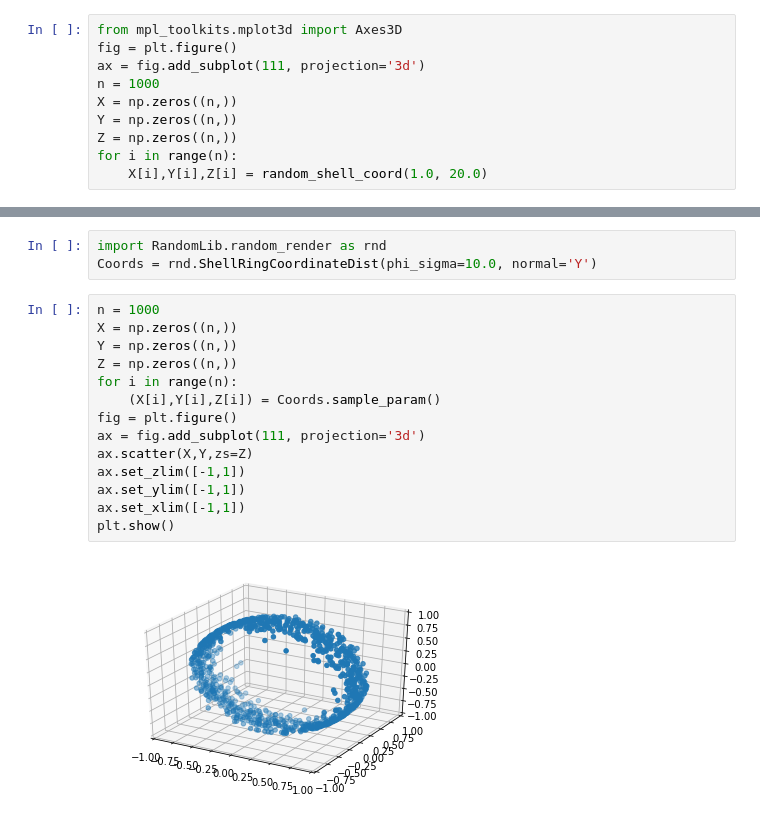
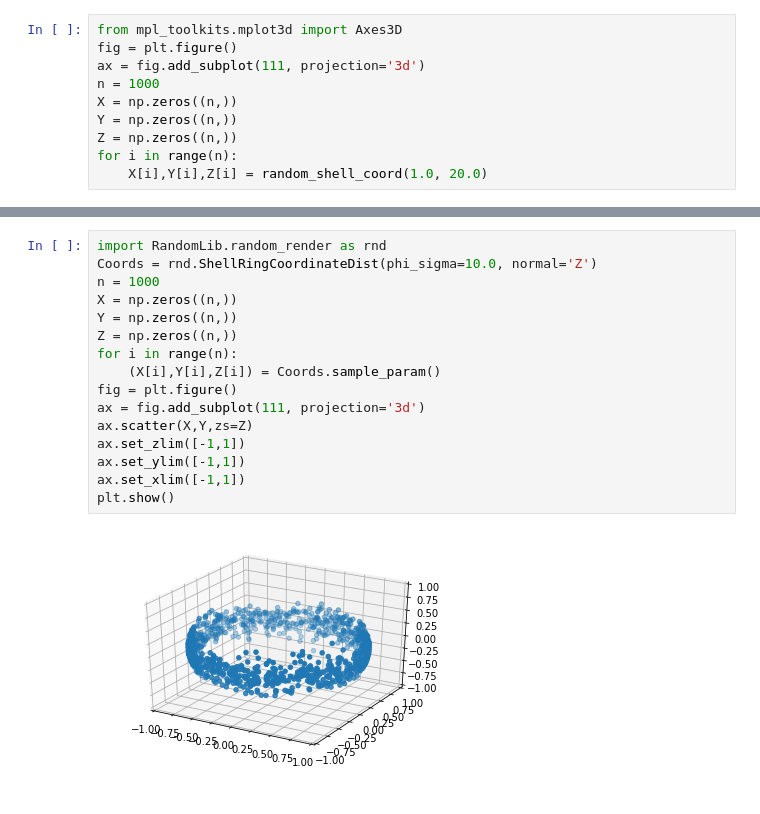
Before and after one commit to 921kiyo/3d-dl, a Jupyter notebook: src/rendering/RandomLib/distributions.ipynb, the cells around one changed output, grey strips where cells are left out. Drawn from its saved outputs; the diff is of its cells as text.

```diff
--- a/src/rendering/RandomLib/distributions.ipynb
+++ b/src/rendering/RandomLib/distributions.ipynb
@@ -50,22 +50,21 @@ plt.show()
-# %%
-import RandomLib.random_render as rnd
-Coords = rnd.ShellRingCoordinateDist(phi_sigma=10.0, normal='Y')
 # %%
+import RandomLib.random_render as rnd
+Coords = rnd.ShellRingCoordinateDist(phi_sigma=10.0, normal='Z')
 n = 1000
 X = np.zeros((n,))
 Y = np.zeros((n,))
 Z = np.zeros((n,))
 for i in range(n):
     (X[i],Y[i],Z[i]) = Coords.sample_param()
 fig = plt.figure()
 ax = fig.add_subplot(111, projection='3d')
 ax.scatter(X,Y,zs=Z)
 ax.set_zlim([-1,1])
 ax.set_ylim([-1,1])
 ax.set_xlim([-1,1])
 plt.show()
 # %% [output]
-[figure, old version]
+[figure, new version]
 # %%
 Coords = rnd.CompositeShellRingDist(phi_sigma=5.0, normals='XZ')
 n = 3000
```
Also changed, not shown: parts of 4 cells of this notebook, 3 other files.
